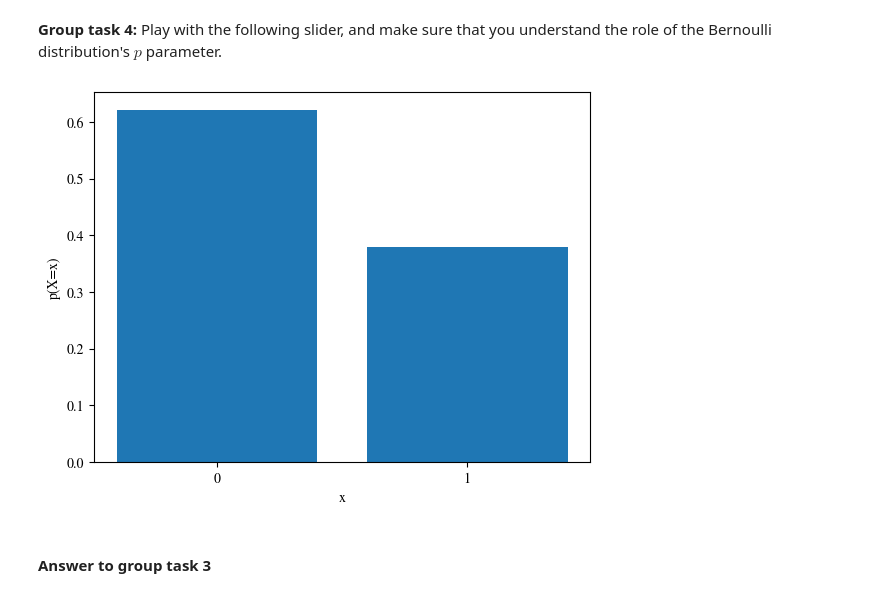
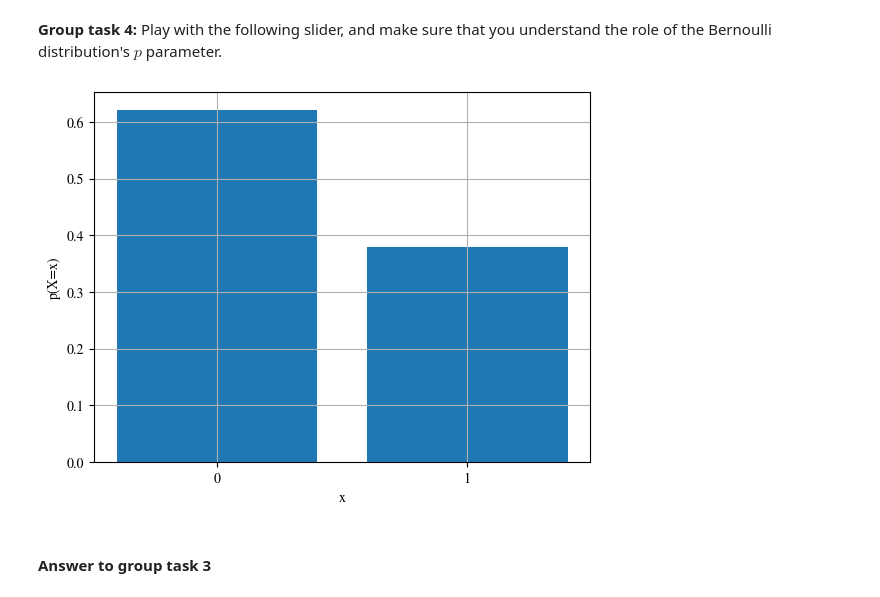
Before and after one commit to deep-learning-indaba/indaba-pracs-2023, a Jupyter notebook: Introduction_to_Probabilistic_Thinking_and_Programming.ipynb, the cells around one changed output. Cells and saved outputs as stored; diff of their text form; code cells hidden in the pictures.

```diff
--- a/Introduction_to_Probabilistic_Thinking_and_Programming.ipynb
+++ b/Introduction_to_Probabilistic_Thinking_and_Programming.ipynb
@@ -269,24 +270,25 @@ print(joint_prob)
 # %%
 #@title Bernolli distribution interactive excercise { run: "auto" }
 
 p_ = 0.37 #@param {type:"slider", min:0, max:1, step:0.01}
 
 n_ = 1000
 bernoulli_ = dist.Bernoulli(probs=p_)
 samples_ = bernoulli_.sample(key=rng, sample_shape=(n_,))
 
 num_ones = (samples_ == 1.).sum()
 num_zeros = (samples_ == 0.).sum()
 
 fig = plt.figure(dpi=100)
 ax = fig.add_subplot(1, 1, 1)
 ax.bar([0, 1], [num_zeros/n_, num_ones/n_])
 ax.set_xticks([0, 1])
 ax.set_xlabel('x')
 ax.set_ylabel('p(X=x)')
+ax.grid(0.3)
 plt.show()
 # %% [output]
-[figure, old version]
+[figure, new version]
 # %% [markdown]
 #### Answer to group task 3
 # %% [markdown]
```
Also changed, not shown: parts of 37 cells of this notebook.
